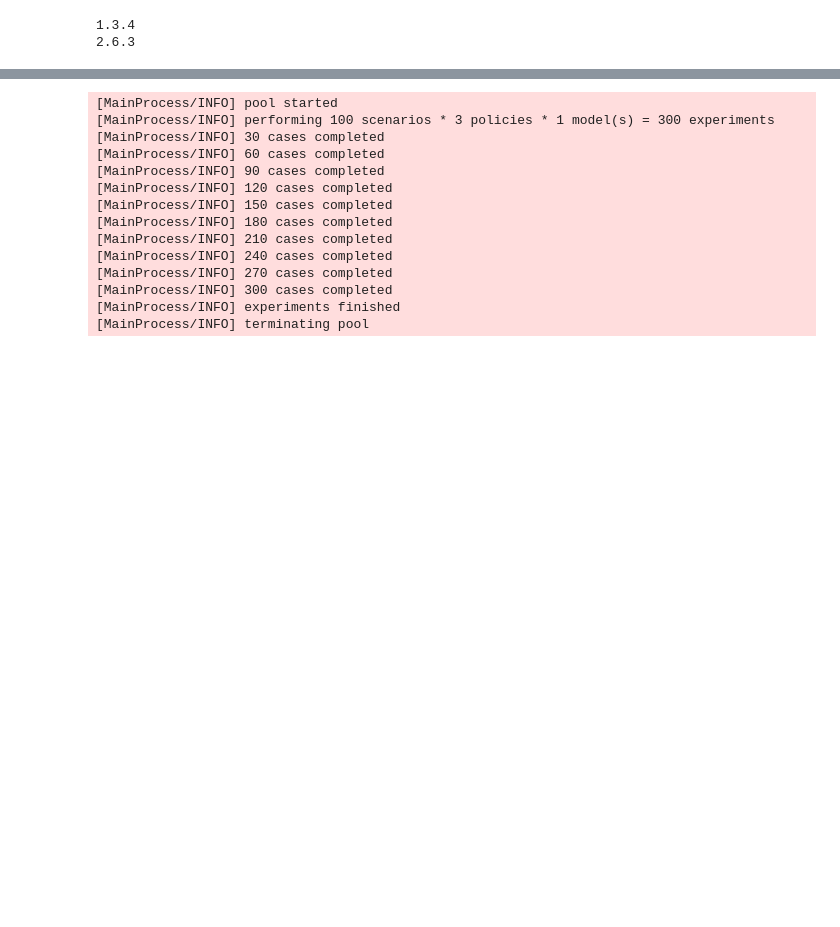
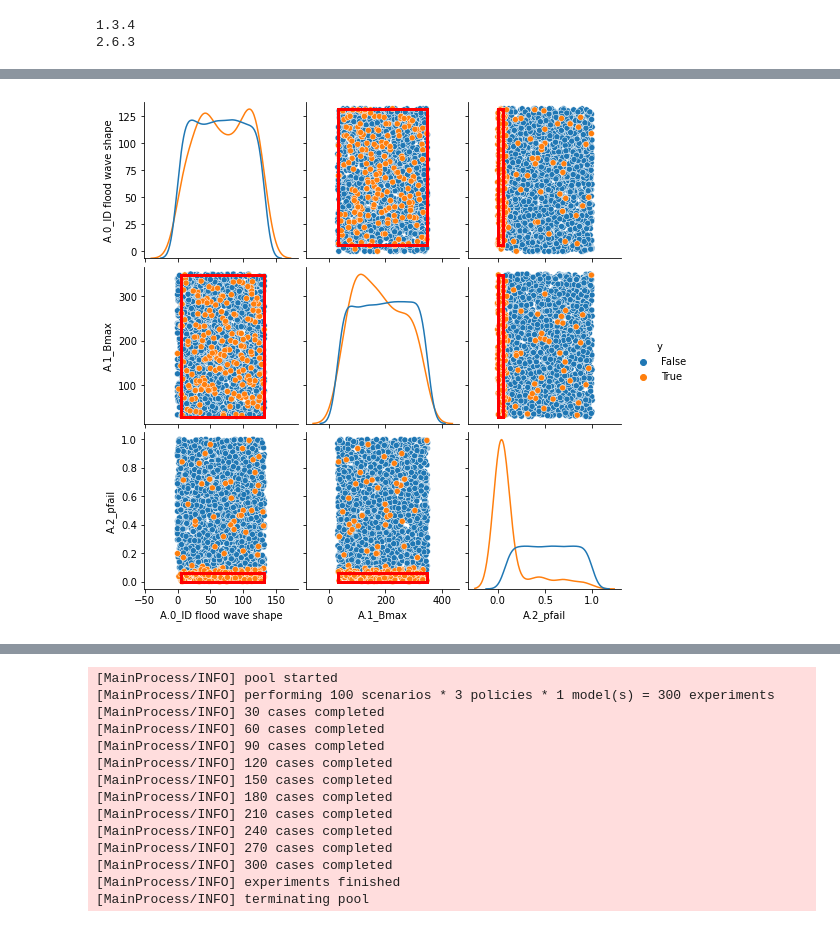
Before and after one commit to Gerdusvdl/EPA1361, a Jupyter notebook: final assignment/Problem Formulations.ipynb, the cells around one changed output, grey strips where cells are left out. Drawn from its saved outputs; the diff is of its cells as text; code cells hidden in the pictures; blank space fills up the shorter version.

```diff
--- a/final assignment/Problem Formulations.ipynb
+++ b/final assignment/Problem Formulations.ipynb
@@ -155,0 +226,5 @@ dict_keys(['A.1 Total Costs', 'A.1_Expected Number of Deaths', 'A.2 Total Costs'
+# %%
+box1.show_pairs_scatter()
+plt.show()
+# %% [output]
+[figure, added]
```
Also changed, not shown: parts of 15 cells of this notebook, 3 other files.
